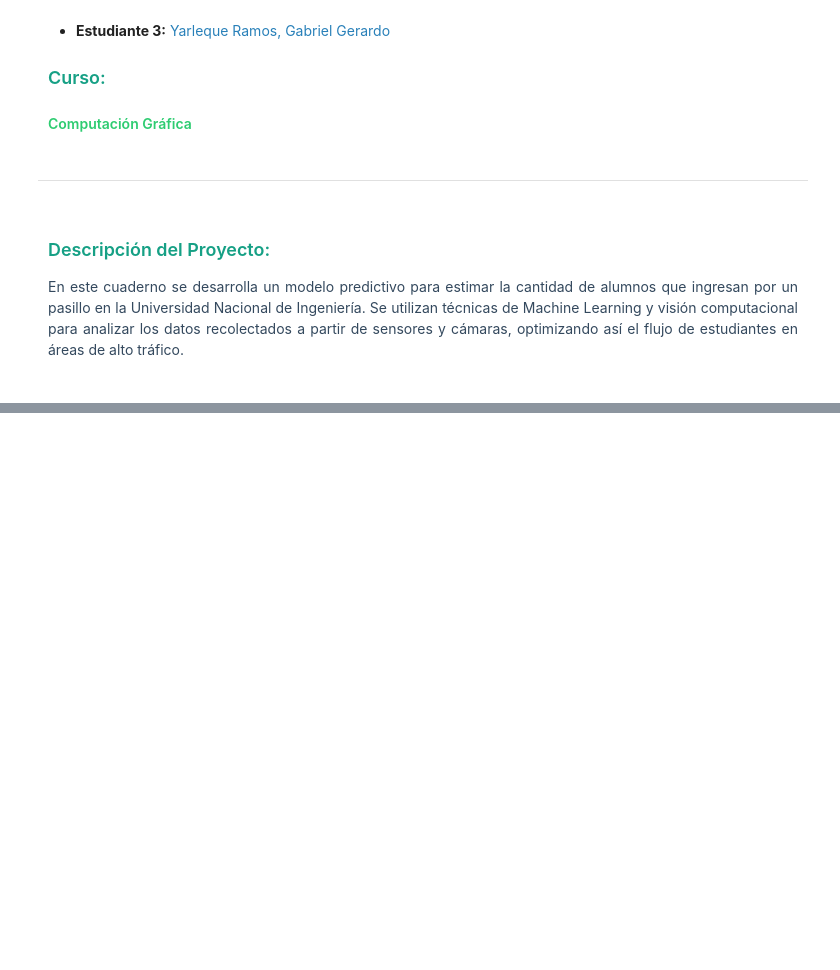
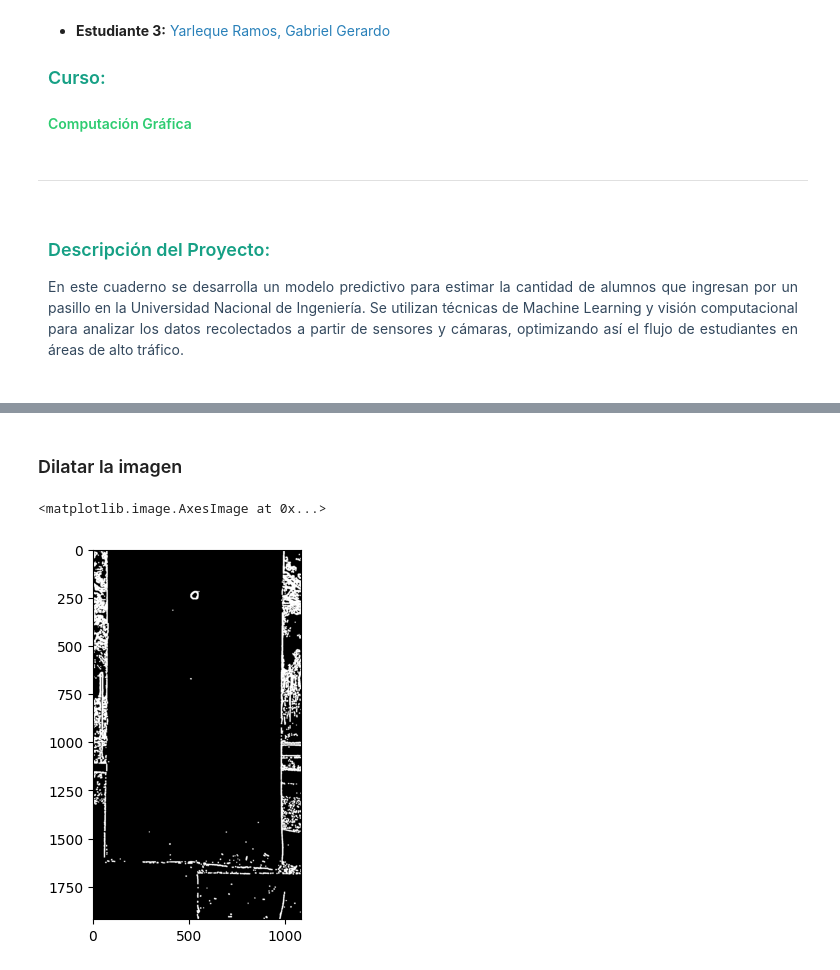
Before and after one commit to GabrielBarrientos99/deteccion_objetos_pixeles, a Jupyter notebook: prediccion.ipynb, the cells around one changed output, grey strips where cells are left out. Saved outputs shown, nothing was run; the diff lists cells and outputs as text; code cells hidden in the pictures; blank space fills up the shorter version.

```diff
--- a/prediccion.ipynb
+++ b/prediccion.ipynb
@@ -36,0 +104,12 @@ cant_noche = 19
+# %% [markdown]
+### Dilatar la imagen
+# %%
+# Creamos un kernel para dilatar la imagen y expandir las áreas blancas
+kernel = np.ones((5, 5), np.int8)
+img_dilate = cv2.dilate(img_median, kernel)
+
+# Mostramos la imagen dilatada
+plt.imshow(img_dilate, cmap='gray')
+# %% [output]
+<matplotlib.image.AxesImage at 0x...>
+[figure, added]
```
Also changed, not shown: parts of 21 cells of this notebook.
